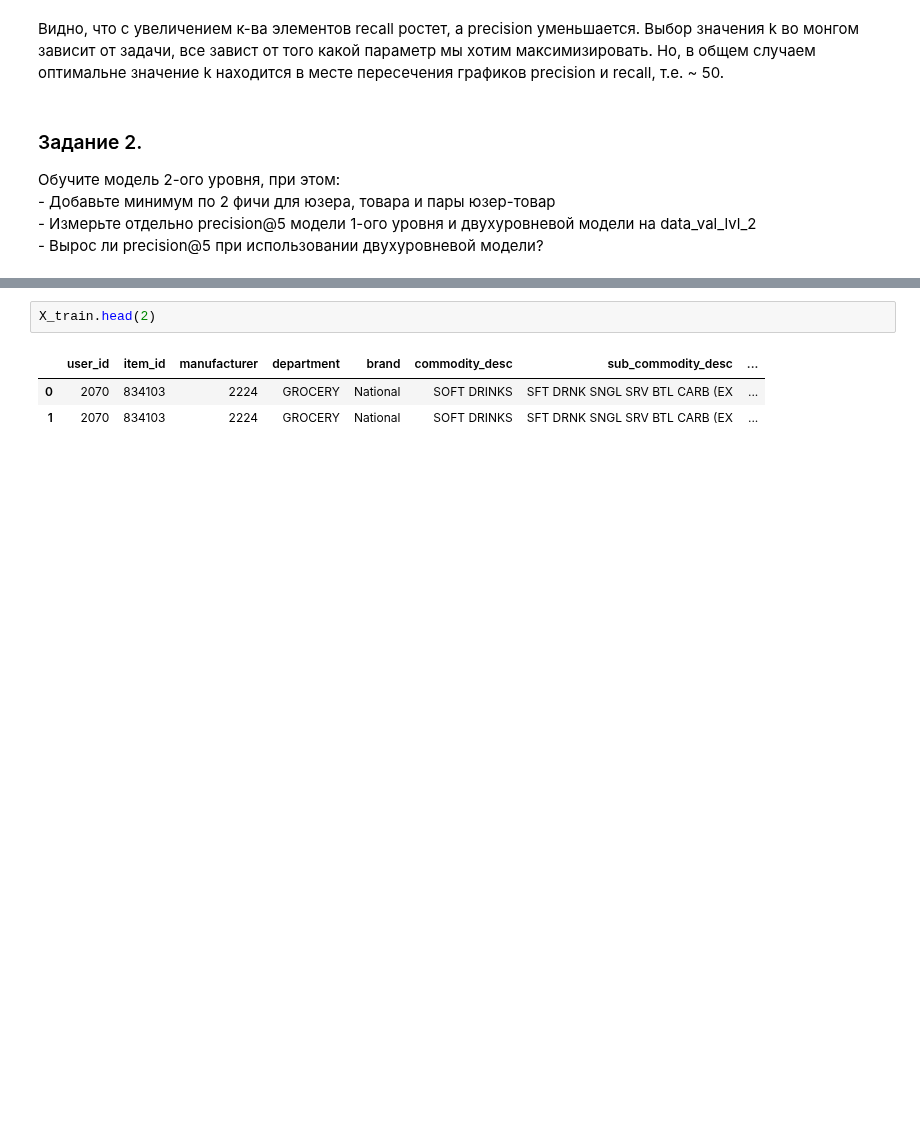
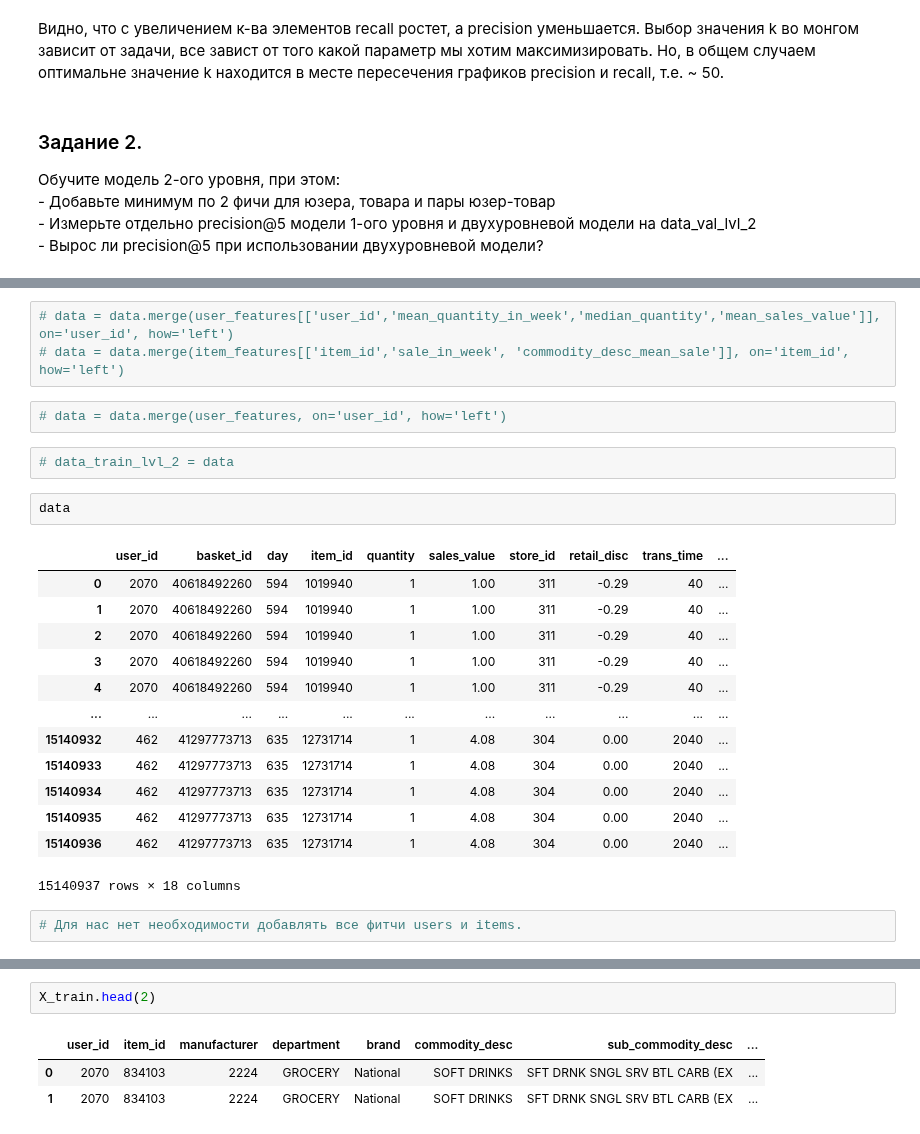
Before and after one commit to evelisko/GB_RegSys, a Jupyter notebook: Lesson_6/HW_RS_Lesson_6.ipynb, the cells around one changed output, grey strips where cells are left out. Cells and saved outputs as stored; diff of their text form; blank space fills up the shorter version.

```diff
--- a/Lesson_6/HW_RS_Lesson_6.ipynb
+++ b/Lesson_6/HW_RS_Lesson_6.ipynb
@@ -248,2 +407,27 @@ plt.show()
+# %%
+# data = data.merge(user_features[['user_id','mean_quantity_in_week','median_quantity','mean_sales_value']], on='user_id', how='left')
+# data = data.merge(item_features[['item_id','sale_in_week', 'commodity_desc_mean_sale']], on='item_id', how='left')
+# %%
+# data = data.merge(user_features, on='user_id', how='left')
+# %%
+# data_train_lvl_2 = data
+# %%
+data
+# %% [output]
+|  | user_id | basket_id | day | item_id | quantity | sales_value | store_id | retail_disc | trans_time | ... |
+| 0 | 2070 | 40618492260 | 594 | 1019940 | 1 | 1.00 | 311 | -0.29 | 40 | ... |
+| 1 | 2070 | 40618492260 | 594 | 1019940 | 1 | 1.00 | 311 | -0.29 | 40 | ... |
+| 2 | 2070 | 40618492260 | 594 | 1019940 | 1 | 1.00 | 311 | -0.29 | 40 | ... |
+| 3 | 2070 | 40618492260 | 594 | 1019940 | 1 | 1.00 | 311 | -0.29 | 40 | ... |
+| 4 | 2070 | 40618492260 | 594 | 1019940 | 1 | 1.00 | 311 | -0.29 | 40 | ... |
+| ... | ... | ... | ... | ... | ... | ... | ... | ... | ... | ... |
+| 15140932 | 462 | 41297773713 | 635 | 12731714 | 1 | 4.08 | 304 | 0.00 | 2040 | ... |
+| 15140933 | 462 | 41297773713 | 635 | 12731714 | 1 | 4.08 | 304 | 0.00 | 2040 | ... |
+| 15140934 | 462 | 41297773713 | 635 | 12731714 | 1 | 4.08 | 304 | 0.00 | 2040 | ... |
+| 15140935 | 462 | 41297773713 | 635 | 12731714 | 1 | 4.08 | 304 | 0.00 | 2040 | ... |
+| 15140936 | 462 | 41297773713 | 635 | 12731714 | 1 | 4.08 | 304 | 0.00 | 2040 | ... |
+15140937 rows × 18 columns
+# %%
+# Для нас нет необходимости добавлять все фитчи users и items.
 # %%
 def perpare_lvl2(data,N=50):
```
Also changed, not shown: parts of 64 cells of this notebook.
